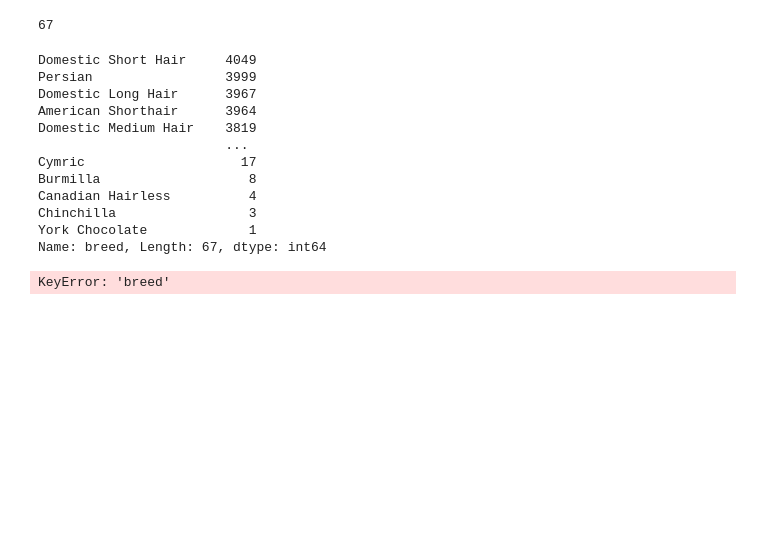
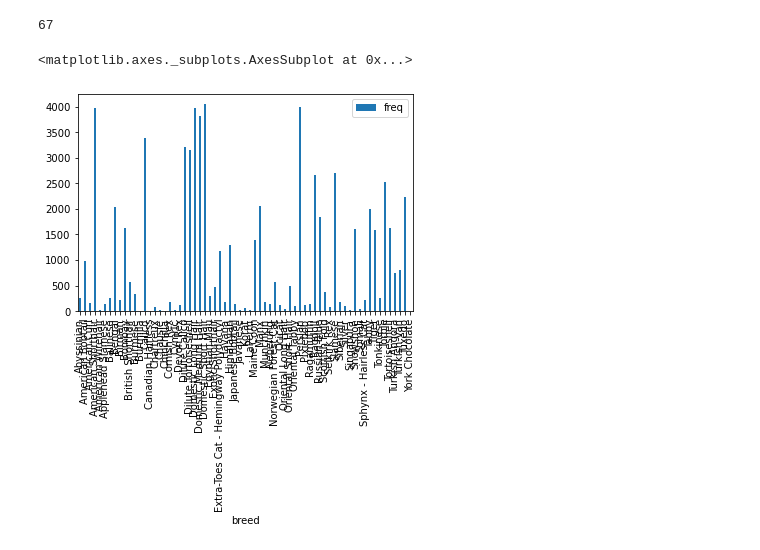
Before and after one commit to racheen/cnn-predict-cat-breed, a Jupyter notebook: Data Exploration.ipynb, the cells around one changed output. Cells and saved outputs as stored; diff of their text form; code cells hidden in the pictures; blank space fills up the shorter version.

```diff
--- a/Data Exploration.ipynb
+++ b/Data Exploration.ipynb
@@ -20,29 +21,14 @@ cat_data.head()
 | 4 | 46582751 | https://www.petfinder.com/cat/rub... | Cat | Young | Female | Medium | NaN | Abyssinian | [{'small': 'https://dl5zpyw5k3jeb... | ['https://dl5zpyw5k3jeb.cloudfron... |
 # %%
 cat_breeds = cat_data["breed"].unique().tolist()
+cat_data['freq'] = cat_data.groupby('breed')['breed'].transform('count')
 len(cat_breeds)
 # %% [output]
 67
-# %%
-cat_data["breed"].value_counts()
-# cat_data['freq'] = cat_data.groupby('breed')['breed'].transform('count')
-# %% [output]
-Domestic Short Hair     4049
-Persian                 3999
-Domestic Long Hair      3967
-American Shorthair      3964
-Domestic Medium Hair    3819
-                        ...
-Cymric                    17
-Burmilla                   8
-Canadian Hairless          4
-Chinchilla                 3
-York Chocolate             1
-Name: breed, Length: 67, dtype: int64
-# %%
-import matplotlib.pyplot as plt
-
-plt.bar(cat_breeds, height, color=(0.2, 0.4, 0.6, 0.6))
-plt.xlabel('Cat Breed', fontweight='bold', color = 'orange', fontsize='17', horizontalalignment='center')
-# %% [output]
-KeyError: 'breed'
+# %%
+cat_breeds_count = cat_data[["breed","freq"]].drop_duplicates(subset=['breed'])
+cat_breeds_count.plot(kind='bar',x='breed',y='freq')
+plt.show()
+# %% [output]
+<matplotlib.axes._subplots.AxesSubplot at 0x...>
+[figure, added]
```
Also changed, not shown: parts of 2 cells of this notebook, 3 other files.
